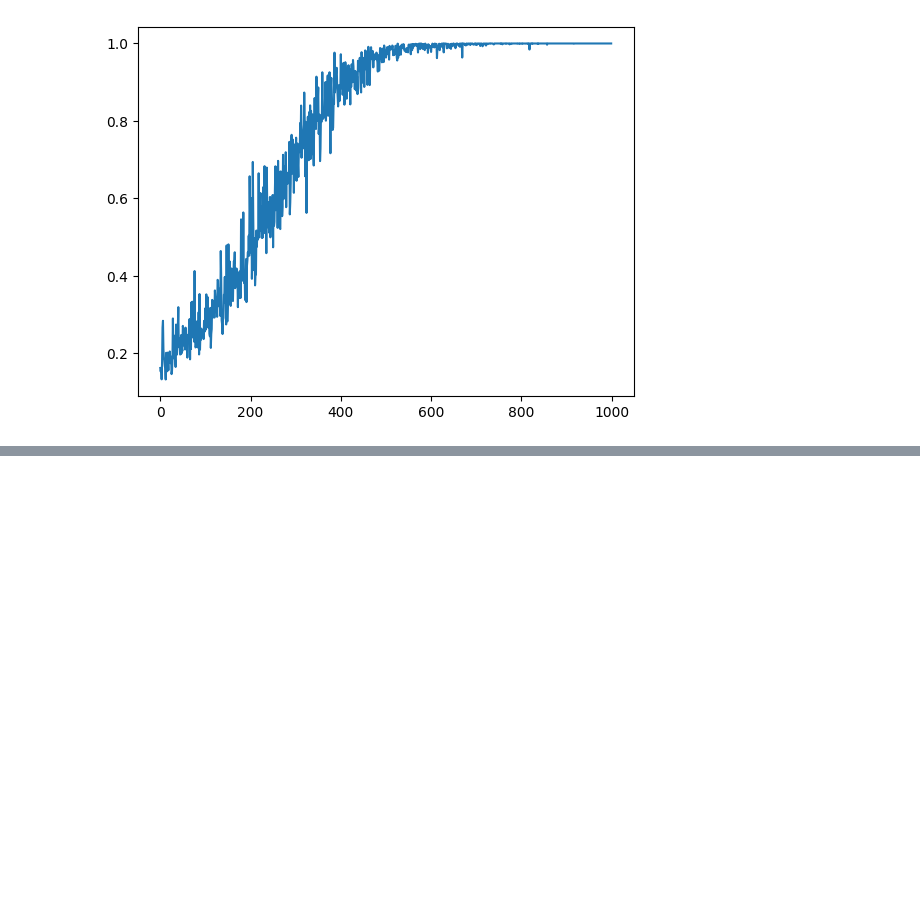
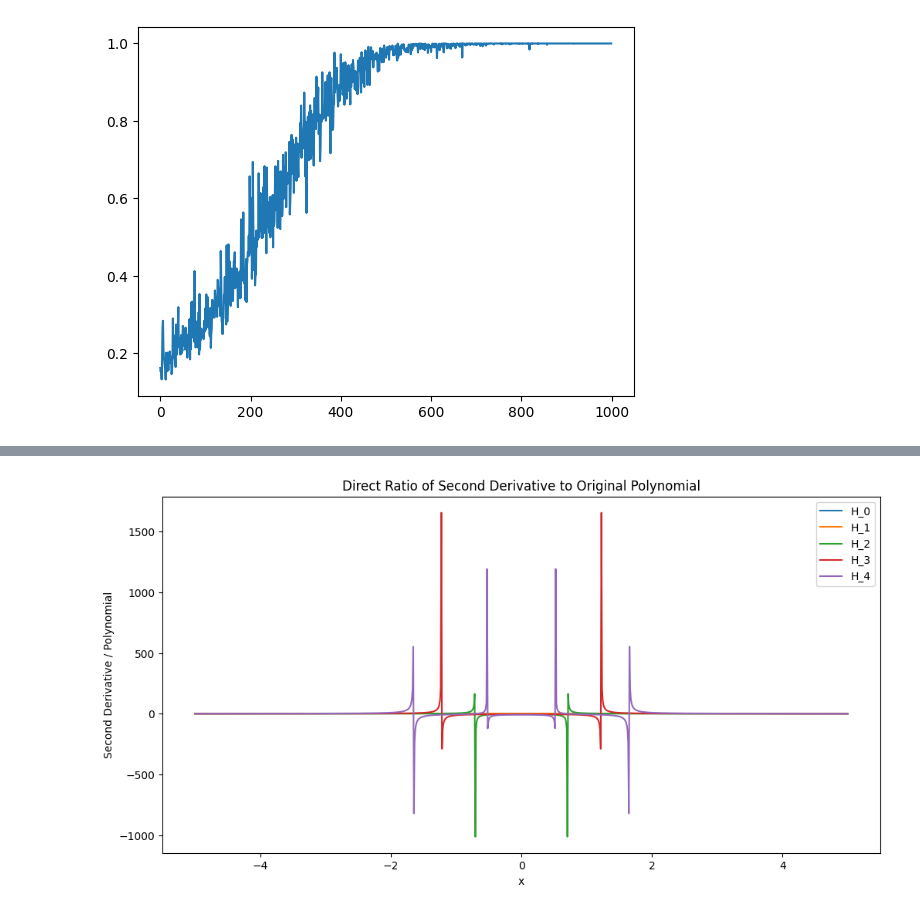
Before and after one commit to Daniel-Haas-B/NeuralQuantumState, a Jupyter notebook: misc.ipynb, the cells around one changed output, grey strips where cells are left out. Saved outputs shown, nothing was run; the diff lists cells and outputs as text; code cells hidden in the pictures; blank space fills up the shorter version.

```diff
--- a/misc.ipynb
+++ b/misc.ipynb
@@ -53,0 +124,84 @@ plt.plot(avg_data)
+# %%
+import numpy as np
+import matplotlib.pyplot as plt
+from scipy.special import hermite
+
+max_deg = 5
+# Generate the first 5 Hermite polynomials
+polys = {i: hermite(i) for i in range(max_deg)}
+
+# Generate x values
+x = np.linspace(-5, 5, 1000)
+
+# Approach 1: Direct Ratio of Second Derivative to Polynomial
+plt.figure(figsize=(12, 6))
+
+for i in range(max_deg):
+    # Original polynomial
+    poly_values = polys[i](x)
+
+    # Compute second derivative
+    poly_deriv2 = polys[i].deriv(2)(x)
+
+    # Ratio of second derivative to original polynomial
+    direct_ratio = poly_deriv2 / poly_values  # Potential for singularities
+
+    plt.plot(x, direct_ratio, label=f'H_{i}')
+
+plt.legend()
+plt.title("Direct Ratio of Second Derivative to Original Polynomial")
+plt.xlabel("x")
+plt.ylabel("Second Derivative / Polynomial")
+plt.show()
+
+# Approach 2: Second Derivative in the Logarithmic Domain
+plt.figure(figsize=(12, 6))
+
+for i in range(max_deg):
+    # Logarithmic transformation
+    poly_sign = np.sign(poly_values)
+    log_poly = np.log(np.abs(poly_values)) #* poly_sign
+
+    # Compute first and second derivatives in the log domain
+    log_poly_deriv = np.gradient(log_poly, x)  # Gradient (akin to first derivative)
+    log_poly_deriv2 = np.gradient(log_poly_deriv, x)  # Second gradient (akin to second derivative)
+
+    # Expected relationship in the log domain
+    log_ratios = log_poly_deriv2 + (log_poly_deriv ** 2)  # Expected behavior in logarithmic context
+
+    plt.plot(x, log_ratios, label=f'H_{i}')
+
+# calculate the difference between the two approaches
+
+for i in range(max_deg):
+    # Original polynomial
+    poly_values = polys[i](x)
+
+    # Compute second derivative
+    poly_deriv2 = polys[i].deriv(2)(x)
+
+    # Ratio of second derivative to original polynomial
+    direct_ratio = poly_deriv2 / poly_values  # Potential for singularities
+
+    # Logarithmic transformation
+    poly_sign = np.sign(poly_values)
+    log_poly = np.log(np.abs(poly_values)) #* poly_sign
+
+    # Compute first and second derivatives in the log domain
+    log_poly_deriv = np.gradient(log_poly, x)  # Gradient (akin to first derivative)
+    log_poly_deriv2 = np.gradient(log_poly_deriv, x)  # Second gradient (akin to second derivative)
+
+    # Expected relationship in the log domain
+    log_ratios = log_poly_deriv2 + (log_poly_deriv ** 2)  # Expected behavior in logarithmic context
+
+    # Calculate the difference
+    diff = np.abs(direct_ratio - log_ratios)
+    print(f"Max difference for H_{i}: {diff.max()}")
+
+plt.legend()
+plt.title("Second Derivative in Logarithmic Domain (with Sign Tracking)")
+plt.xlabel("x")
+plt.ylabel("Log Domain Derivatives")
+plt.show()
+# %% [output]
+[figure, added]
```
Also changed, not shown: parts of 11 cells of this notebook, 6 other files.
